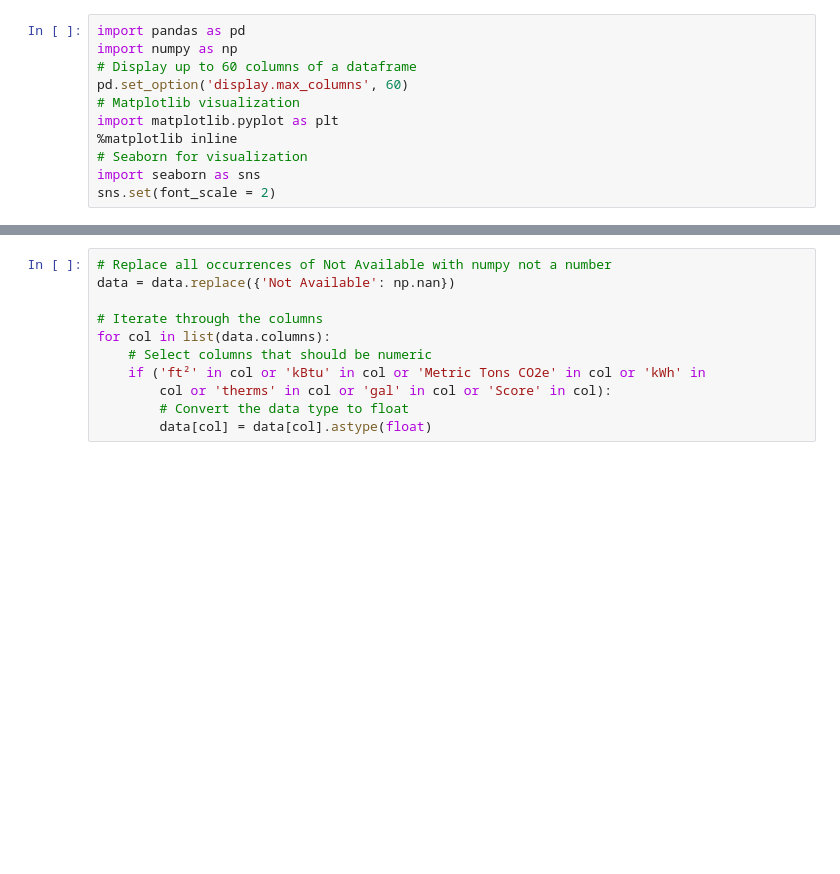
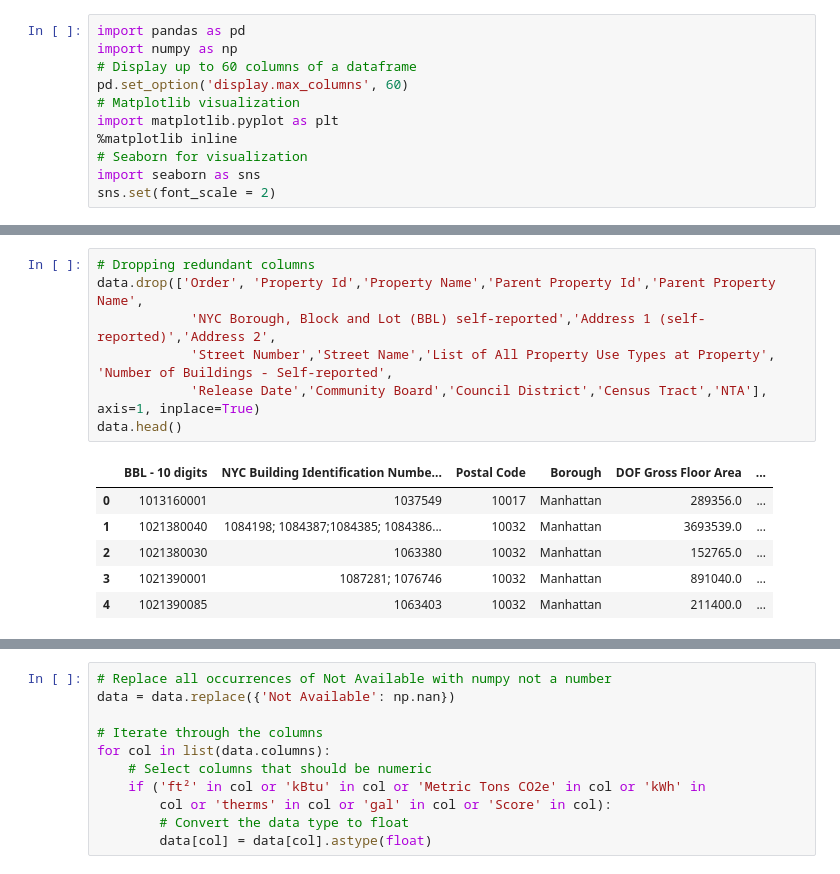
Before and after one commit to kishore145/Comparitive-study-of-different-ML-Algorithms-using-Energy-Efficiency, a Jupyter notebook: D-Tree.ipynb, the cells around one changed output, grey strips where cells are left out. Cells and saved outputs as stored; diff of their text form; blank space fills up the shorter version.

```diff
--- a/D-Tree.ipynb
+++ b/D-Tree.ipynb
@@ -22,3 +22,17 @@ data.head(5)
 | 2 | 3 | 4778226 | MSCHoNY North | 28400 | NYP Columbia (West Campus) | 1021380030 | ... |
 | 3 | 4 | 4778267 | Herbert Irving Pavilion & Millste... | 28400 | NYP Columbia (West Campus) | 1021390001 | ... |
 | 4 | 5 | 4778288 | Neuro Institute | 28400 | NYP Columbia (West Campus) | 1021390085 | ... |
+# %%
+# Dropping redundant columns
+data.drop(['Order', 'Property Id','Property Name','Parent Property Id','Parent Property Name',
+            'NYC Borough, Block and Lot (BBL) self-reported','Address 1 (self-reported)','Address 2',
+            'Street Number','Street Name','List of All Property Use Types at Property', 'Number of Buildings - Self-reported',
+            'Release Date','Community Board','Council District','Census Tract','NTA'], axis=1, inplace=True)
+data.head()
+# %% [output]
+|  | BBL - 10 digits | NYC Building Identification Numbe... | Postal Code | Borough | DOF Gross Floor Area | ... |
+| 0 | 1013160001 | 1037549 | 10017 | Manhattan | 289356.0 | ... |
+| 1 | 1021380040 | 1084198; 1084387;1084385; 1084386... | 10032 | Manhattan | 3693539.0 | ... |
+| 2 | 1021380030 | 1063380 | 10032 | Manhattan | 152765.0 | ... |
+| 3 | 1021390001 | 1087281; 1076746 | 10032 | Manhattan | 891040.0 | ... |
+| 4 | 1021390085 | 1063403 | 10032 | Manhattan | 211400.0 | ... |
```
Also changed, not shown: parts of 27 cells of this notebook.
